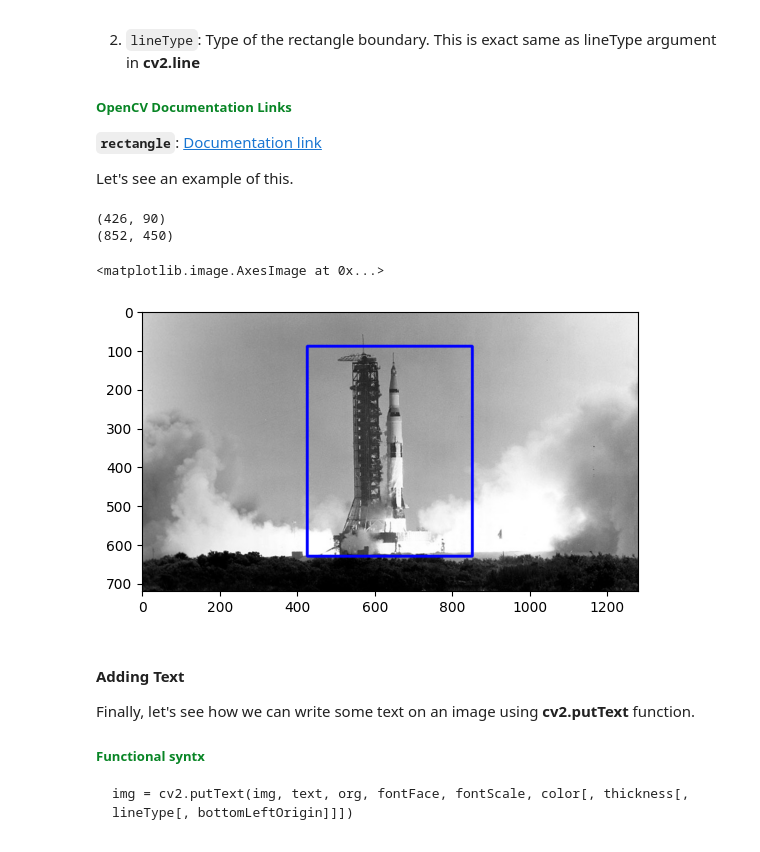
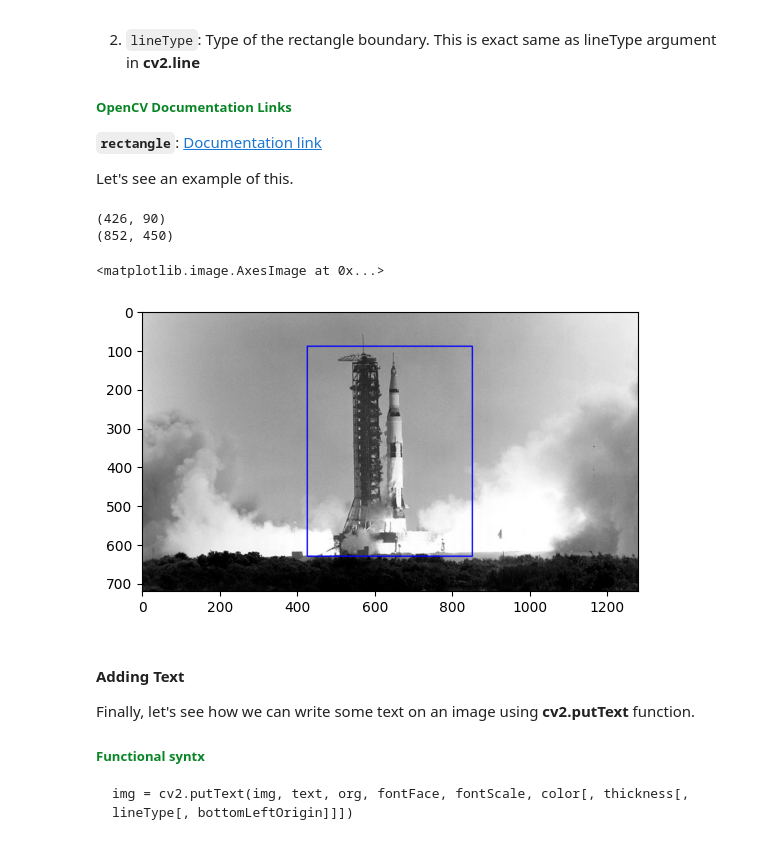
Before and after one commit to merteldem1r/OpenCV-Bootcamp, a Jupyter notebook: 3-Image-Annotation/notebooks/image_annotation.ipynb, the cells around one changed output. Drawn from its saved outputs; the diff is of its cells as text; code cells hidden in the pictures.

```diff
--- a/3-Image-Annotation/notebooks/image_annotation.ipynb
+++ b/3-Image-Annotation/notebooks/image_annotation.ipynb
@@ -155,23 +155,23 @@ Let's see an example of this.
 # %%
 image_rectangle = image_rgb.copy()
 row_divider = 3
 row_each_pixel = int(image_rgb.shape[1] / 3)
 
 
 col_divider = 8
 col_each_pixel = int(image_rgb.shape[0] / col_divider)
 
 print(((1 * row_each_pixel), (1 * col_each_pixel)))
 print(((2 * row_each_pixel), (5 * col_each_pixel)))
 
 cv2.rectangle(image_rectangle, ((1 * row_each_pixel), (1 * col_each_pixel)), ((2 *
-              row_each_pixel), (7 * col_each_pixel)), color=(0, 0, 255), thickness=5, lineType=cv2.LINE_AA)
+              row_each_pixel), (7 * col_each_pixel)), color=(0, 0, 255), thickness=2, lineType=cv2.LINE_AA)
 plt.imshow(image_rectangle)
 # %% [output]
 (426, 90)
 (852, 450)
 <matplotlib.image.AxesImage at 0x...>
-[figure, old version]
+[figure, new version]
 # %% [markdown]
 #### Adding Text
 
```
Also changed, not shown: parts of 1 cell of this notebook, 5 other files.
